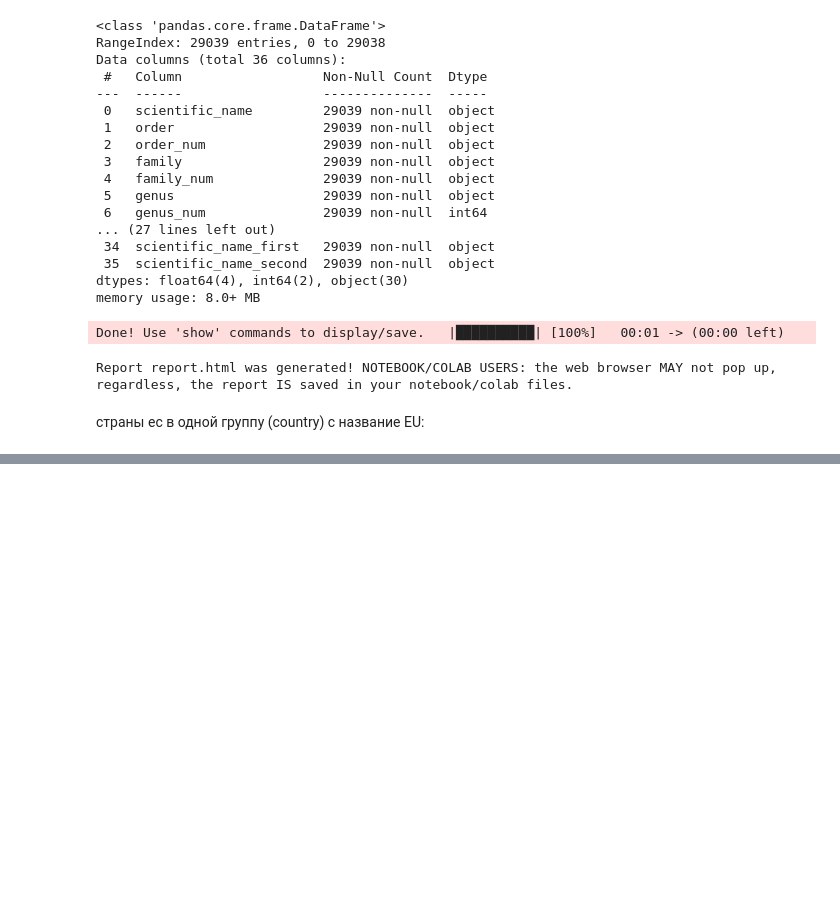
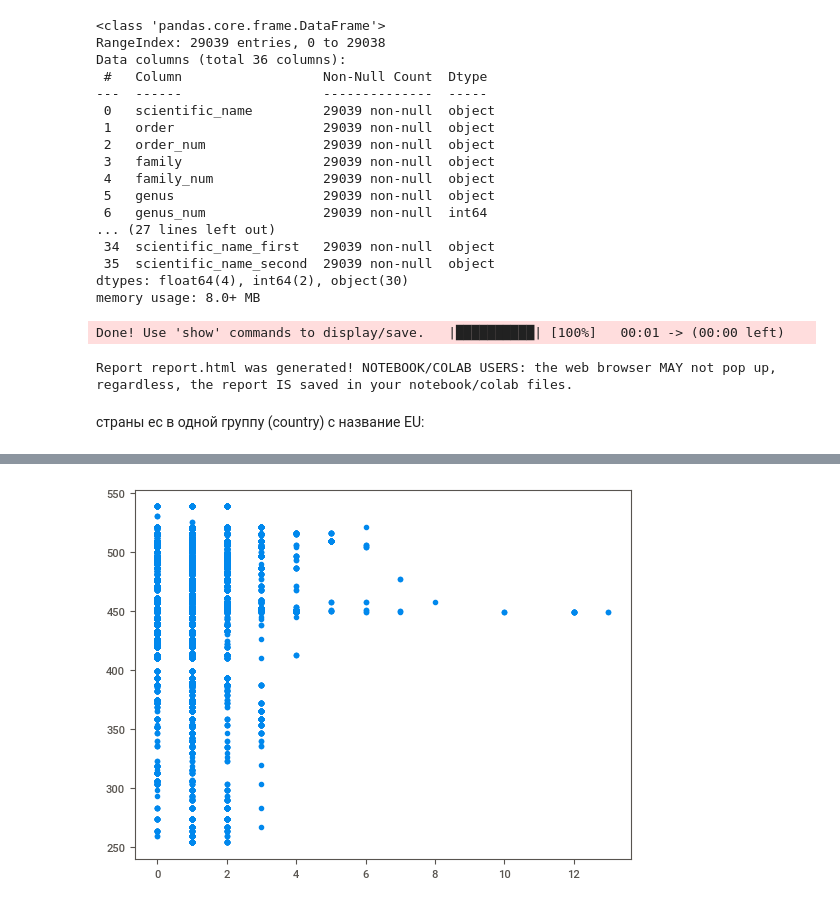
Before and after one commit to MaGNeT49/practiceML, a Jupyter notebook: test.ipynb, the cells around one changed output, grey strips where cells are left out. Saved outputs shown, nothing was run; the diff lists cells and outputs as text; code cells hidden in the pictures; blank space fills up the shorter version.

```diff
--- a/test.ipynb
+++ b/test.ipynb
@@ -97,0 +107,9 @@ df["scientific_name_last_name"] = df["scientific_name"].apply(FindLastName)
+# %%
+x = df["count_mode"]
+y = df["max_age_mya"]
+
+plt.scatter(x, y)
+
+plt.show()
+# %% [output]
+[figure, added]
```
Also changed, not shown: parts of 1 cell of this notebook, 3 other files.
